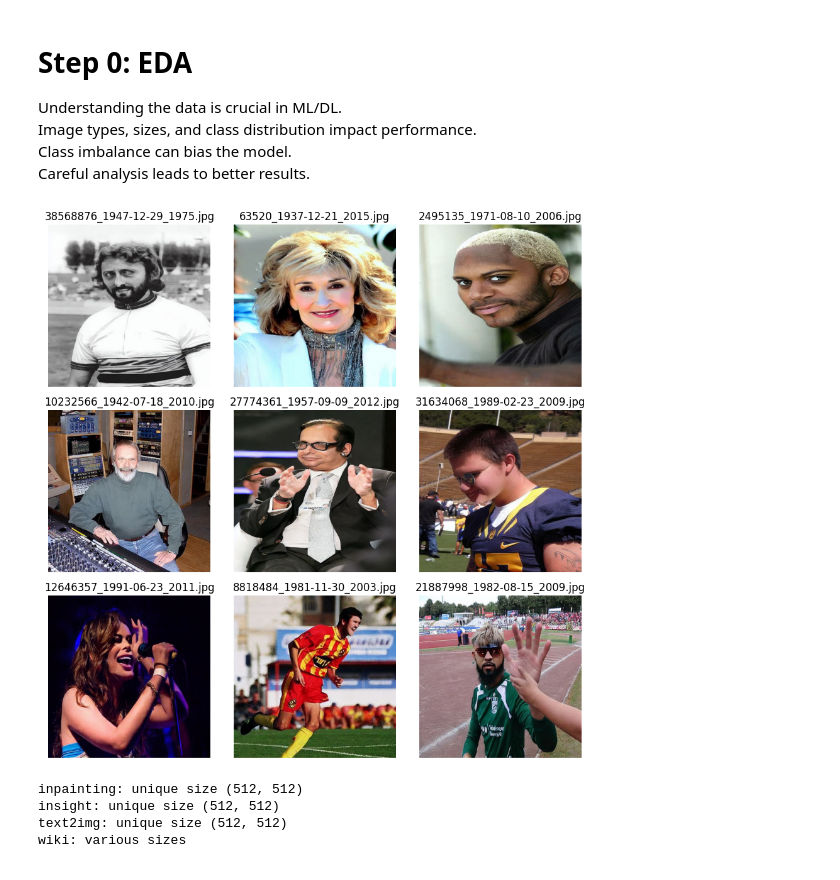
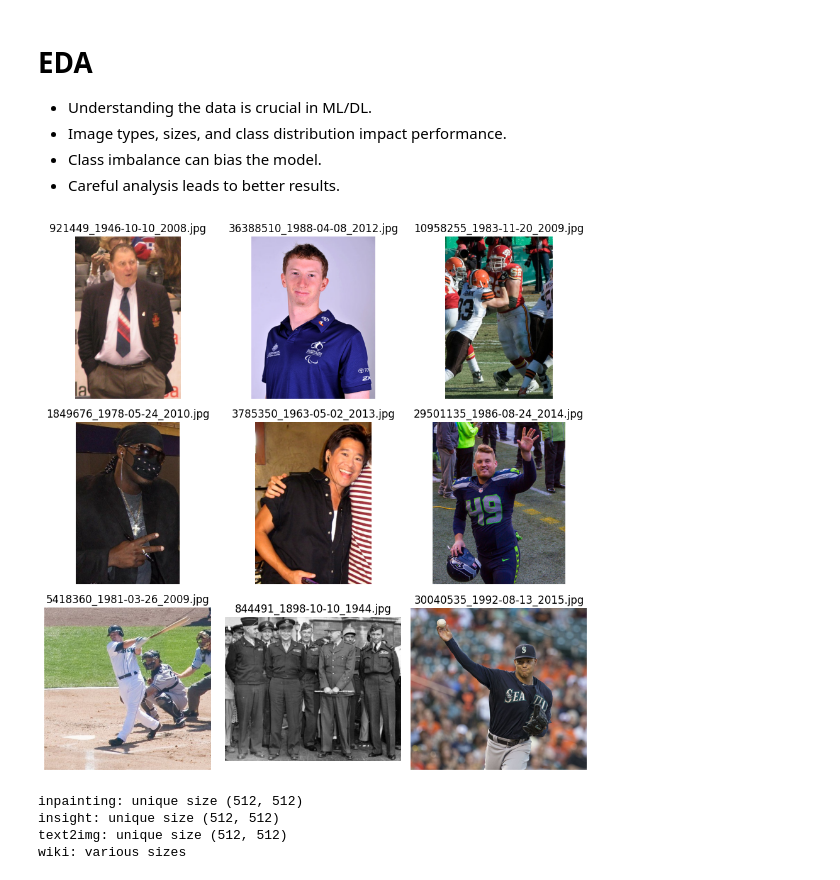
Before and after one commit to v2denny/deepfakeface, a Jupyter notebook: eda.ipynb, the cells around one changed output. Saved outputs shown, nothing was run; the diff lists cells and outputs as text; code cells hidden in the pictures.

```diff
--- a/eda.ipynb
+++ b/eda.ipynb
@@ -1,9 +1,9 @@
 # %% [markdown]
-# Step 0: EDA
-Understanding the data is crucial in ML/DL.
-Image types, sizes, and class distribution impact performance.
-Class imbalance can bias the model.
-Careful analysis leads to better results.
+# EDA
+- Understanding the data is crucial in ML/DL.
+- Image types, sizes, and class distribution impact performance.
+- Class imbalance can bias the model.
+- Careful analysis leads to better results.
 # %%
 import os
 import random
@@ -37,18 +37,18 @@ def display_images(images):
     plt.tight_layout()
     plt.show()
 # %%
-dataset_path = 'inpainting' # inpainting, insight, text2img, wiki
+dataset_path = 'wiki' # inpainting, insight, text2img, wiki
 
 if not os.path.exists(dataset_path):
     print("Invalid path. Please enter a valid dataset folder path.")
 else:
     images = get_random_images(dataset_path)
     if images:
         display_images(images)
     else:
         print("No images found in the dataset.")
 # %% [output]
-[figure, old version]
+[figure, new version]
 # %%
 def get_sampled_image_sizes(dataset_name, sample_size=50, max_unique_sizes=10):
     """Get unique image sizes from a random sample of images in a dataset folder."""
```
Also changed, not shown: parts of 1 cell of this notebook, 3 other files.
